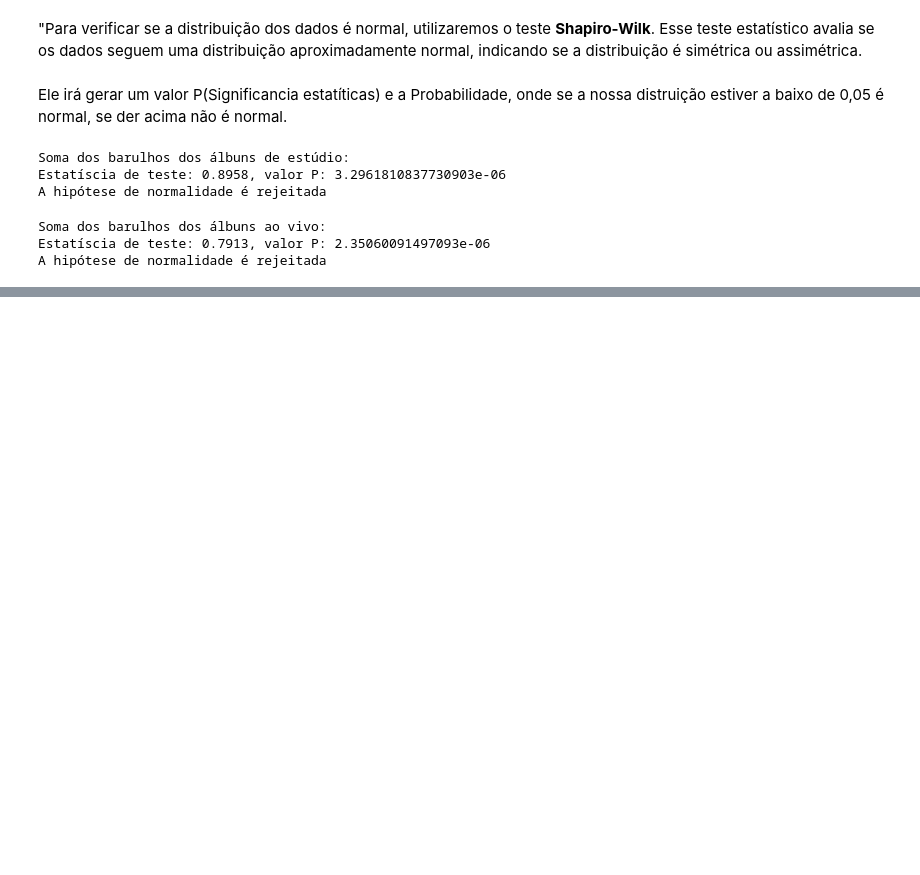
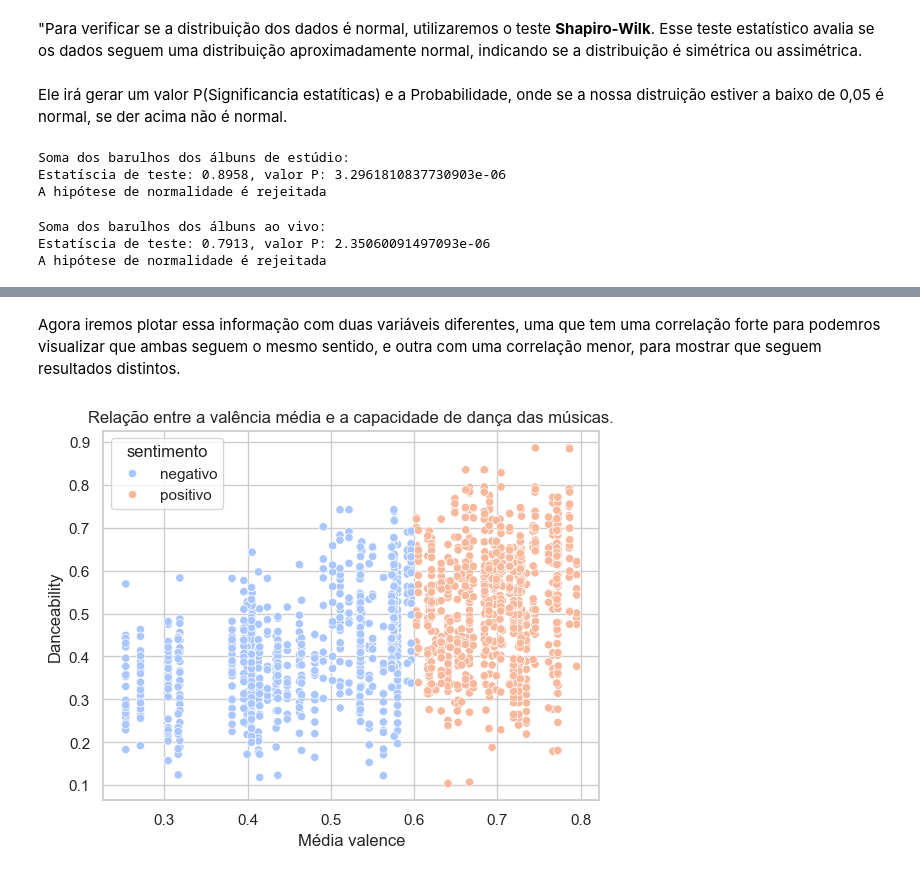
Before and after one commit to CorsiIsa/PosTech-Machine_Learng_And_Times_Series, a Jupyter notebook: analise_exploratoria.ipynb, the cells around one changed output, grey strips where cells are left out. Saved outputs shown, nothing was run; the diff lists cells and outputs as text; code cells hidden in the pictures; blank space fills up the shorter version.

```diff
--- a/analise_exploratoria.ipynb
+++ b/analise_exploratoria.ipynb
@@ -483,0 +584,10 @@ A hipótese de normalidade é rejeitada
+# %% [markdown]
+Agora iremos plotar essa informação com duas variáveis diferentes, uma que tem uma correlação forte para podemros visualizar que ambas seguem o mesmo sentido, e outra com uma correlação menor, para mostrar que seguem resultados distintos.
+# %%
+sns.scatterplot(x='media_valence', y='danceability', hue='sentimento', data=df_resultado_final, palette='coolwarm')
+plt.xlabel("Média valence")
+plt.ylabel("Danceability")
+plt.title("Relação entre a valência média e a capacidade de dança das músicas.")
+plt.show()
+# %% [output]
+[figure, added]
```
Also changed, not shown: parts of 19 cells of this notebook.
